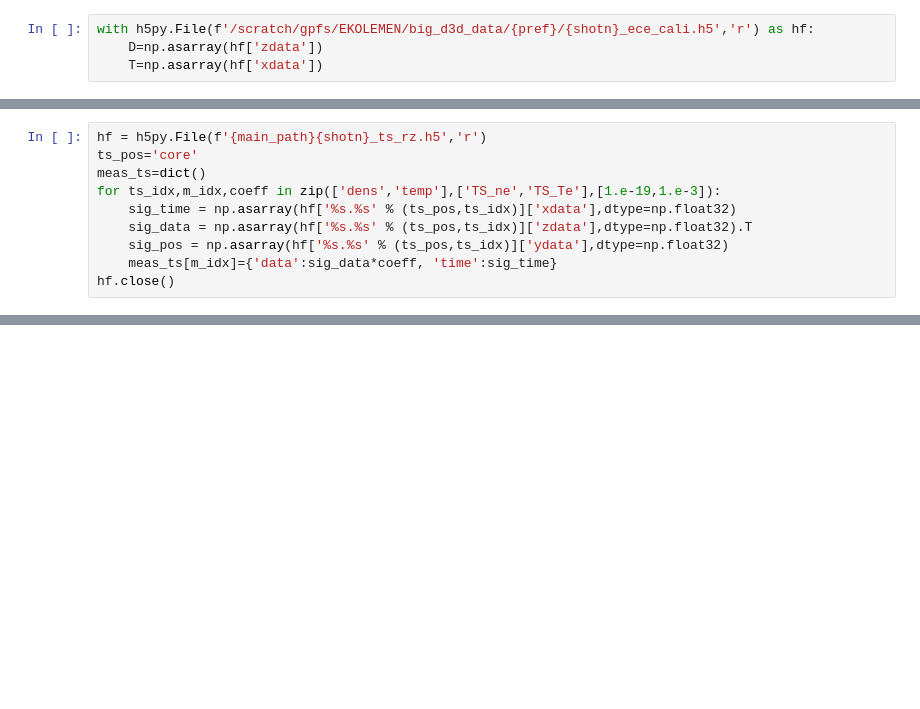
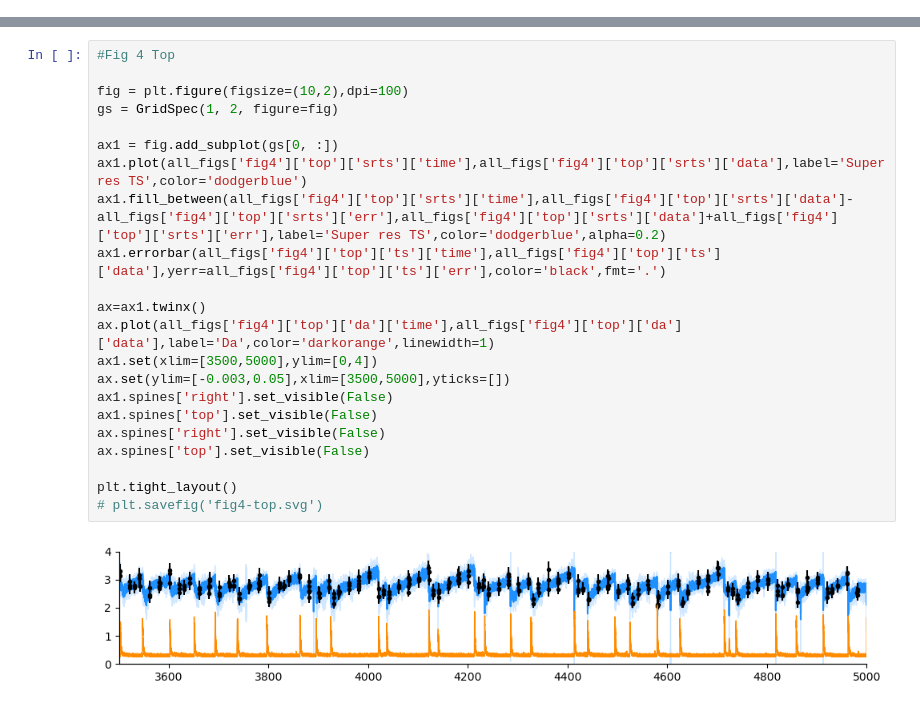
Before and after one commit to PlasmaControl/Diag2Diag-SRTS, a Jupyter notebook: diag2diag-natcomm-figs.ipynb, the cells around one changed output, grey strips where cells are left out. Saved outputs shown, nothing was run; the diff lists cells and outputs as text; blank space fills up the shorter version.

```diff
--- a/diag2diag-natcomm-figs.ipynb
+++ b/diag2diag-natcomm-figs.ipynb
@@ -752,4 +0,0 @@ plt.savefig('fig5.svg')
-# %%
-with h5py.File(f'/scratch/gpfs/EKOLEMEN/big_d3d_data/{pref}/{shotn}_ece_cali.h5','r') as hf:
-    D=np.asarray(hf['zdata'])
-    T=np.asarray(hf['xdata'])
@@ -1384,10 +0,0 @@ plt.axhline(4)
-# %%
-hf = h5py.File(f'{main_path}{shotn}_ts_rz.h5','r')
-ts_pos='core'
-meas_ts=dict()
-for ts_idx,m_idx,coeff in zip(['dens','temp'],['TS_ne','TS_Te'],[1.e-19,1.e-3]):
-    sig_time = np.asarray(hf['%s.%s' % (ts_pos,ts_idx)]['xdata'],dtype=np.float32)
-    sig_data = np.asarray(hf['%s.%s' % (ts_pos,ts_idx)]['zdata'],dtype=np.float32).T
-    sig_pos = np.asarray(hf['%s.%s' % (ts_pos,ts_idx)]['ydata'],dtype=np.float32)
-    meas_ts[m_idx]={'data':sig_data*coeff, 'time':sig_time}
-hf.close()
@@ -1575,0 +70,24 @@ print((236*(xx+1))+(xx*(yy+1))+(yy*(zz+1))+(zz*80))
+# %%
+#Fig 4 Top
+
+fig = plt.figure(figsize=(10,2),dpi=100)
+gs = GridSpec(1, 2, figure=fig)
+
+ax1 = fig.add_subplot(gs[0, :])
+ax1.plot(all_figs['fig4']['top']['srts']['time'],all_figs['fig4']['top']['srts']['data'],label='Super res TS',color='dodgerblue')
+ax1.fill_between(all_figs['fig4']['top']['srts']['time'],all_figs['fig4']['top']['srts']['data']-all_figs['fig4']['top']['srts']['err'],all_figs['fig4']['top']['srts']['data']+all_figs['fig4']['top']['srts']['err'],label='Super res TS',color='dodgerblue',alpha=0.2)
+ax1.errorbar(all_figs['fig4']['top']['ts']['time'],all_figs['fig4']['top']['ts']['data'],yerr=all_figs['fig4']['top']['ts']['err'],color='black',fmt='.')
+
+ax=ax1.twinx()
+ax.plot(all_figs['fig4']['top']['da']['time'],all_figs['fig4']['top']['da']['data'],label='Da',color='darkorange',linewidth=1)
+ax1.set(xlim=[3500,5000],ylim=[0,4])
+ax.set(ylim=[-0.003,0.05],xlim=[3500,5000],yticks=[])
+ax1.spines['right'].set_visible(False)
+ax1.spines['top'].set_visible(False)
+ax.spines['right'].set_visible(False)
+ax.spines['top'].set_visible(False)
+
+plt.tight_layout()
+# plt.savefig('fig4-top.svg')
+# %% [output]
+[figure, added]
```
Also changed, not shown: parts of 84 cells of this notebook.
